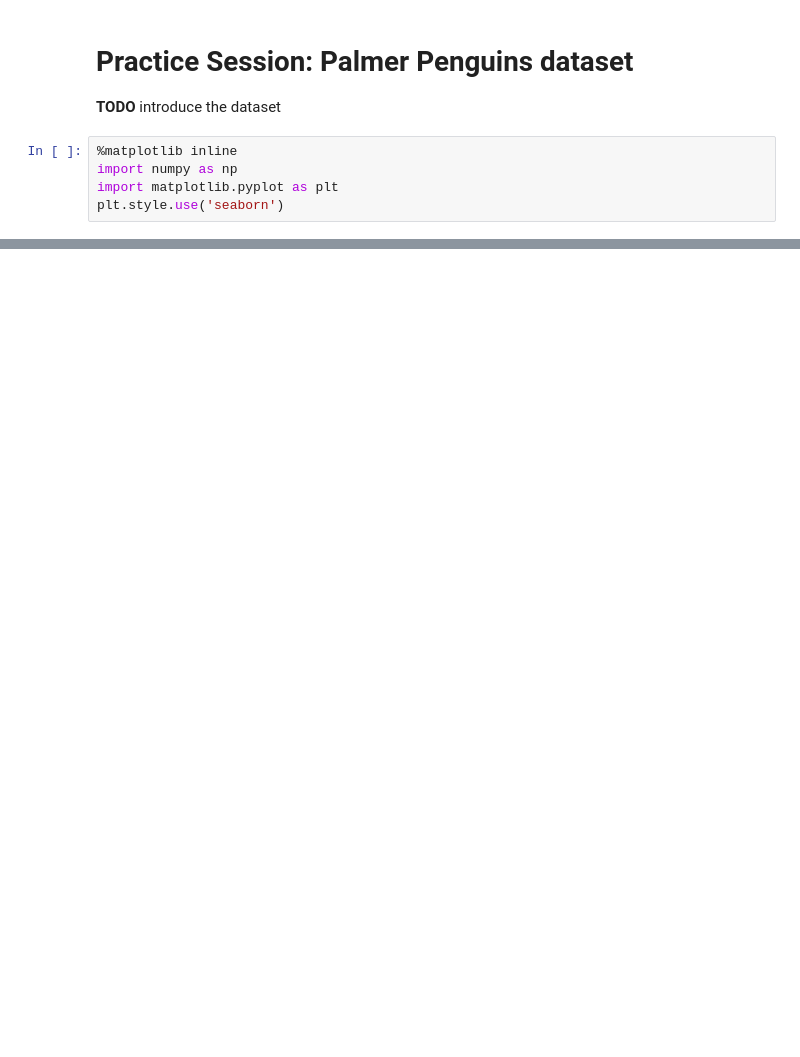
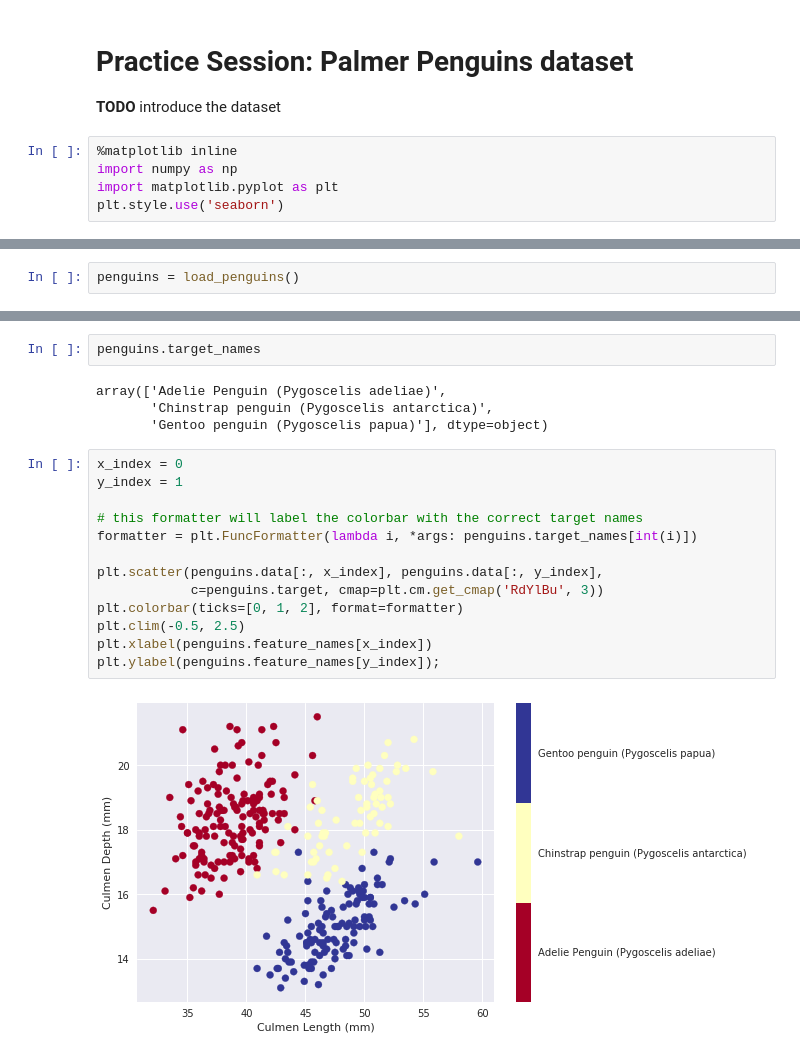
Before and after one commit to prasys/sklearn_tutorial, a Jupyter notebook: notebooks/06.1-Practice-Penguins.ipynb, the cells around one changed output, grey strips where cells are left out. Saved outputs shown, nothing was run; the diff lists cells and outputs as text; blank space fills up the shorter version.

```diff
--- a/notebooks/06.1-Practice-Penguins.ipynb
+++ b/notebooks/06.1-Practice-Penguins.ipynb
@@ -48,0 +16,2 @@ penguins = prepare_penguins_dataset()
+# %%
+penguins = load_penguins()
@@ -48,0 +43,21 @@ penguins = prepare_penguins_dataset()
+# %%
+penguins.target_names
+# %% [output]
+array(['Adelie Penguin (Pygoscelis adeliae)',
+       'Chinstrap penguin (Pygoscelis antarctica)',
+       'Gentoo penguin (Pygoscelis papua)'], dtype=object)
+# %%
+x_index = 0
+y_index = 1
+
+# this formatter will label the colorbar with the correct target names
+formatter = plt.FuncFormatter(lambda i, *args: penguins.target_names[int(i)])
+
+plt.scatter(penguins.data[:, x_index], penguins.data[:, y_index],
+            c=penguins.target, cmap=plt.cm.get_cmap('RdYlBu', 3))
+plt.colorbar(ticks=[0, 1, 2], format=formatter)
+plt.clim(-0.5, 2.5)
+plt.xlabel(penguins.feature_names[x_index])
+plt.ylabel(penguins.feature_names[y_index]);
+# %% [output]
+[figure, added]
```
Also changed, not shown: parts of 23 cells of this notebook, 3 other files.
